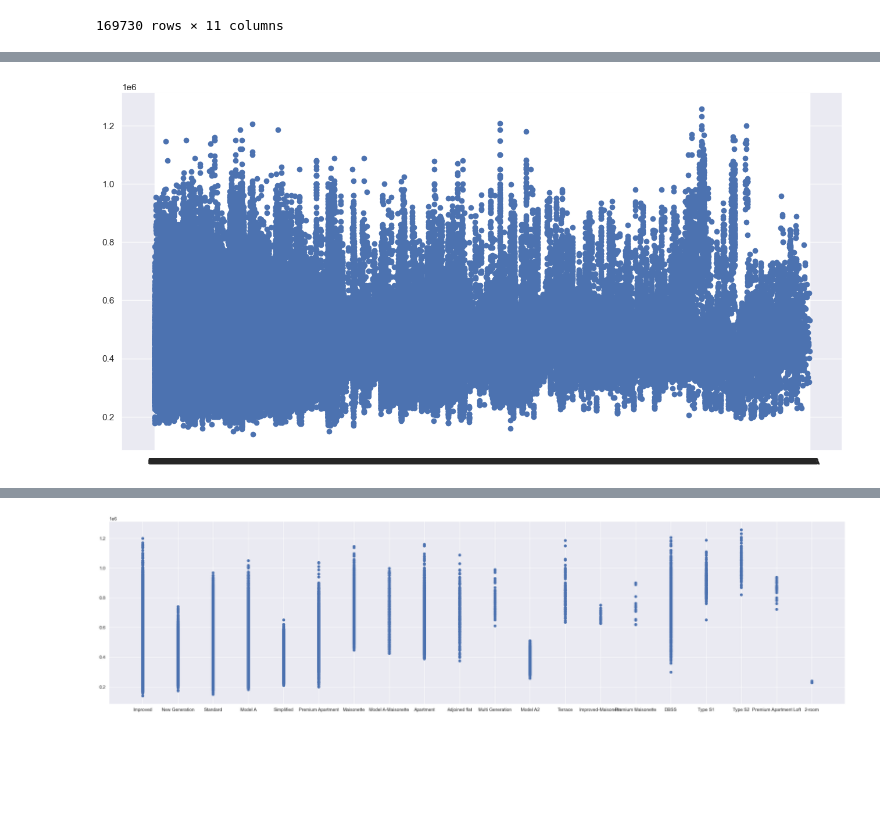
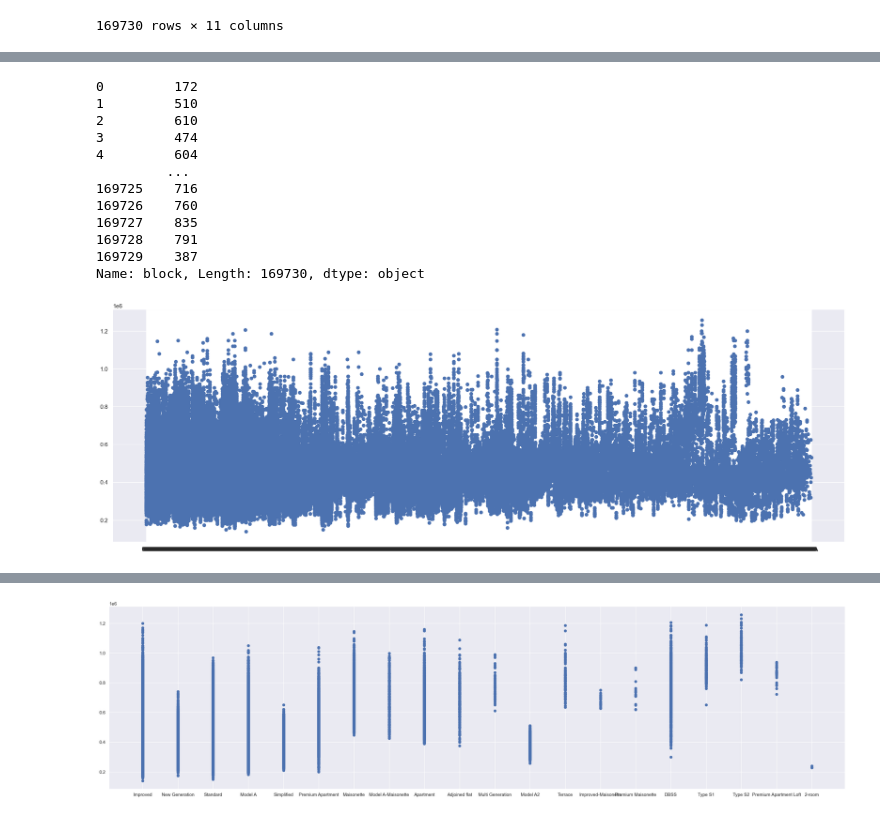
Before and after one commit to Alter1277/SC1015-Mini-Project, a Jupyter notebook: Mini Project.ipynb, the cells around one changed output, grey strips where cells are left out. Drawn from its saved outputs; the diff is of its cells as text; code cells hidden in the pictures; blank space fills up the shorter version.

```diff
--- a/Mini Project.ipynb
+++ b/Mini Project.ipynb
@@ -78,0 +103,5 @@ print(Data.flat_model.unique())
+# %%
+Data['year'] = Data['month'].str[:4]
+Data['year'] = Data['year'].astype(str).astype(int)
+
+Data
@@ -79,7 +142,22 @@ print(Data.flat_model.unique())
+# %%
+display(Data.block)
+# %% [output]
+0         172
+1         510
+2         610
+3         474
+4         604
+         ...
+169725    716
+169726    760
+169727    835
+169728    791
+169729    387
+Name: block, Length: 169730, dtype: object
 # %%
-f = plt.figure(figsize=(16, 8))
+f = plt.figure(figsize=(25, 8))
 plt.scatter(Data['block'], Data['resale_price'])
 
 plt.show()
 # %% [output]
-[figure, old version]
+[figure, new version]
```
Also changed, not shown: parts of 62 cells of this notebook.
